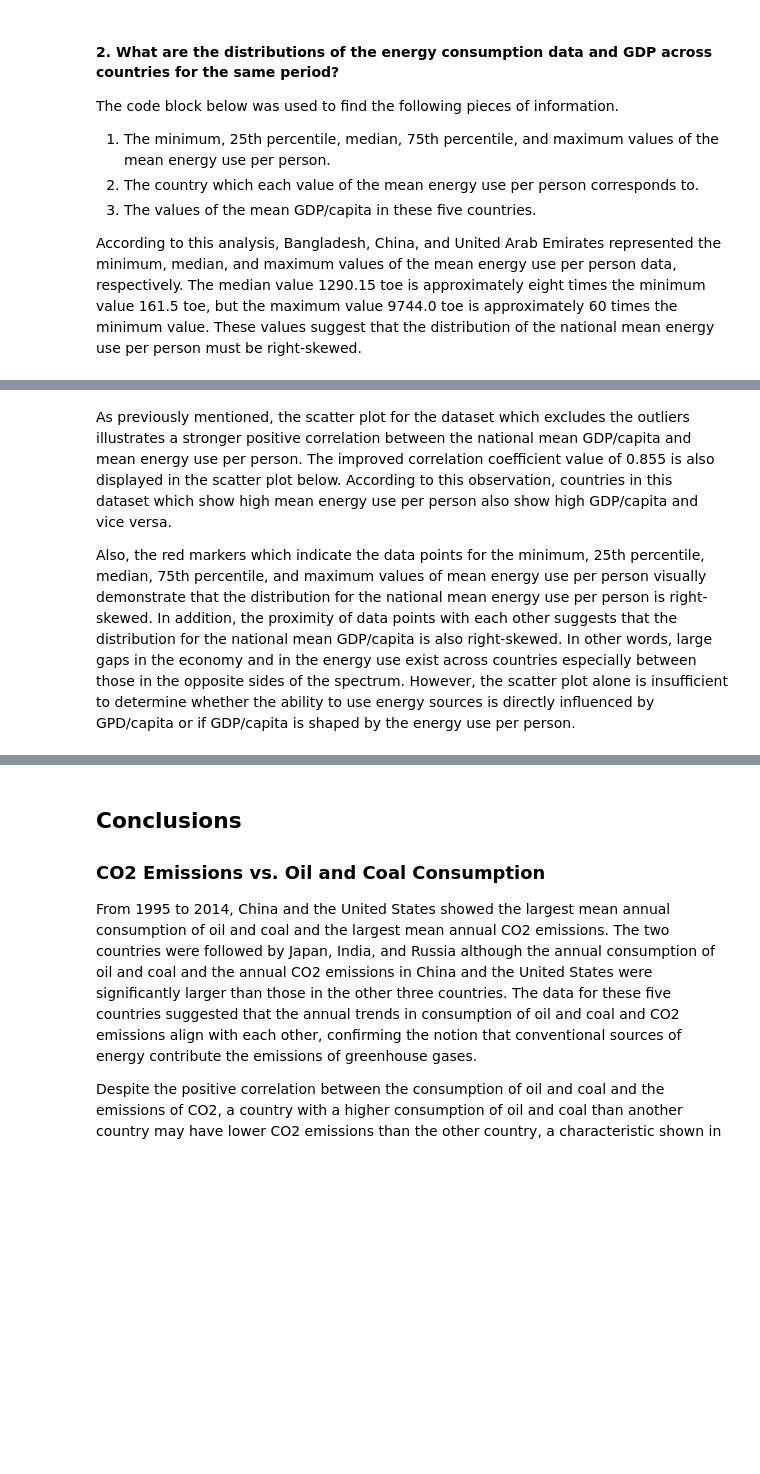
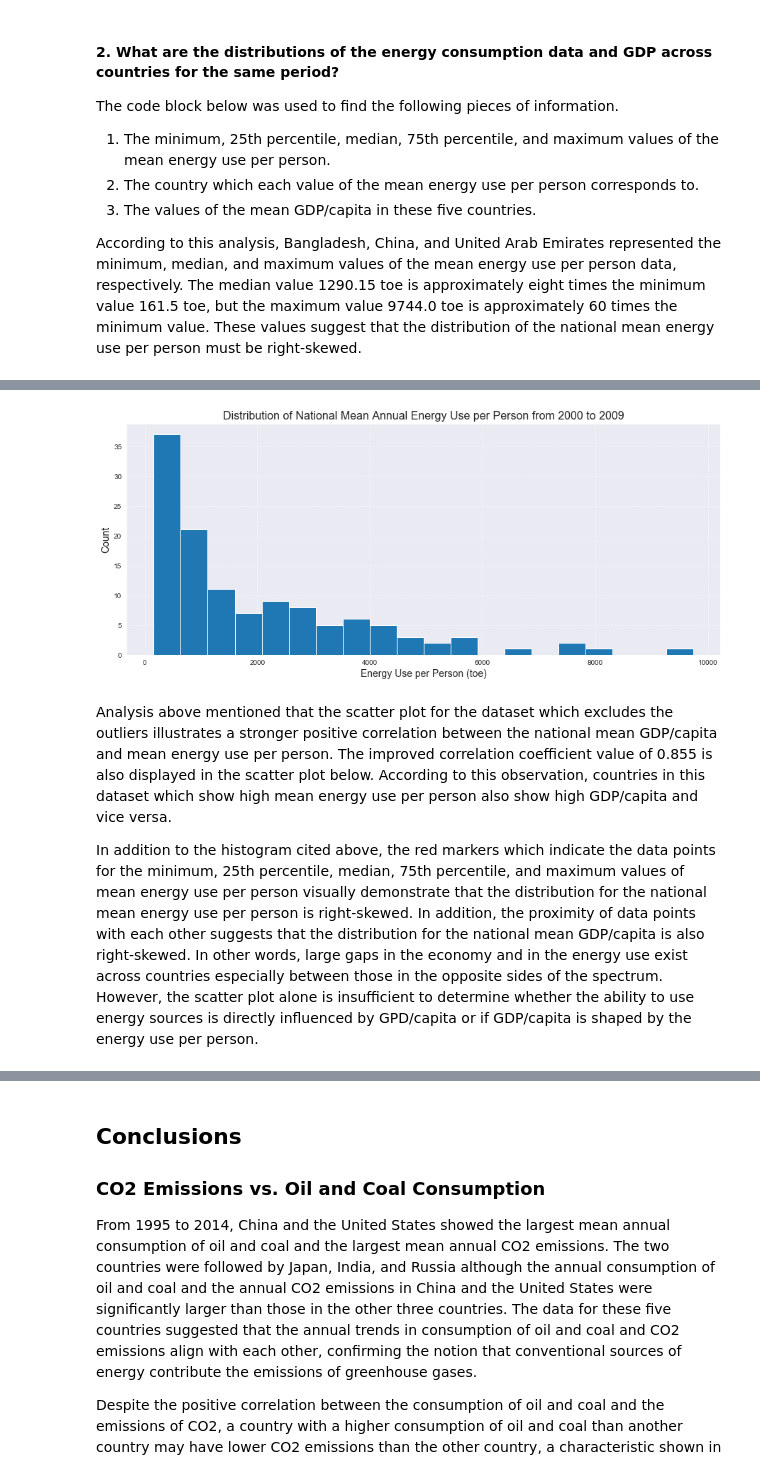
Before and after one commit to jmlcode/p1-investigate-datasets, a Jupyter notebook: p1_investigate_datasets.ipynb, the cells around one changed output, grey strips where cells are left out. Drawn from its saved outputs; the diff is of its cells as text; code cells hidden in the pictures; blank space fills up the shorter version.

Commit message:
Add two Histograms for Single-variable Exploration
- Distribution of National Mean Annual Energy Use per Person
- Distribution of National Mean Annual GDP per Capita

```diff
--- a/p1_investigate_datasets.ipynb
+++ b/p1_investigate_datasets.ipynb
@@ -702,6 +733,18 @@ for key in stat_dict:
+# %%
+# Input parameters for plot_hist()
+df_x = df_energy_gdp_adj['mean_cons'] # Single variable
+bins = 20 # Number of bins
+label_ls = ['Distribution of National Mean Annual Energy Use per Person from 2000 to 2009' # Title
+           , 'Energy Use per Person (toe)' # x-axis label
+           , 'Count'] # y-axis label
+
+# Plot histogram for national mean annual energy use per person
+plot_hist(df_x, bins, label_ls)
+# %% [output]
+[figure, added]
 # %% [markdown]
-<p>As previously mentioned, the scatter plot for the dataset which excludes the outliers illustrates a stronger positive correlation between the national mean GDP/capita and mean energy use per person. The improved correlation coefficient value of 0.855 is also displayed in the scatter plot below. According to this observation, countries in this dataset which show high mean energy use per person also show high GDP/capita and vice versa.</p>
-<p>Also, the red markers which indicate the data points for the minimum, 25th percentile, median, 75th percentile, and maximum values of mean energy use per person visually demonstrate that the distribution for the national mean energy use per person is right-skewed. In addition, the proximity of data points with each other suggests that the distribution for the national mean GDP/capita is also right-skewed. In other words, large gaps in the economy and in the energy use exist across countries especially between those in the opposite sides of the spectrum. However, the scatter plot alone is insufficient to determine whether the ability to use energy sources is directly influenced by GPD/capita or if GDP/capita is shaped by the energy use per person.</p>
+<p>Analysis above mentioned that the scatter plot for the dataset which excludes the outliers illustrates a stronger positive correlation between the national mean GDP/capita and mean energy use per person. The improved correlation coefficient value of 0.855 is also displayed in the scatter plot below. According to this observation, countries in this dataset which show high mean energy use per person also show high GDP/capita and vice versa.</p>
+<p>In addition to the histogram cited above, the red markers which indicate the data points for the minimum, 25th percentile, median, 75th percentile, and maximum values of mean energy use per person visually demonstrate that the distribution for the national mean energy use per person is right-skewed. In addition, the proximity of data points with each other suggests that the distribution for the national mean GDP/capita is also right-skewed. In other words, large gaps in the economy and in the energy use exist across countries especially between those in the opposite sides of the spectrum. However, the scatter plot alone is insufficient to determine whether the ability to use energy sources is directly influenced by GPD/capita or if GDP/capita is shaped by the energy use per person.</p>
 # %%
 # Plot mean Energy use, per person and mean GDP/capita of each country from 2000 to 2009
 plt.figure(figsize = (8,8))
```
Also changed, not shown: parts of 9 cells of this notebook.
